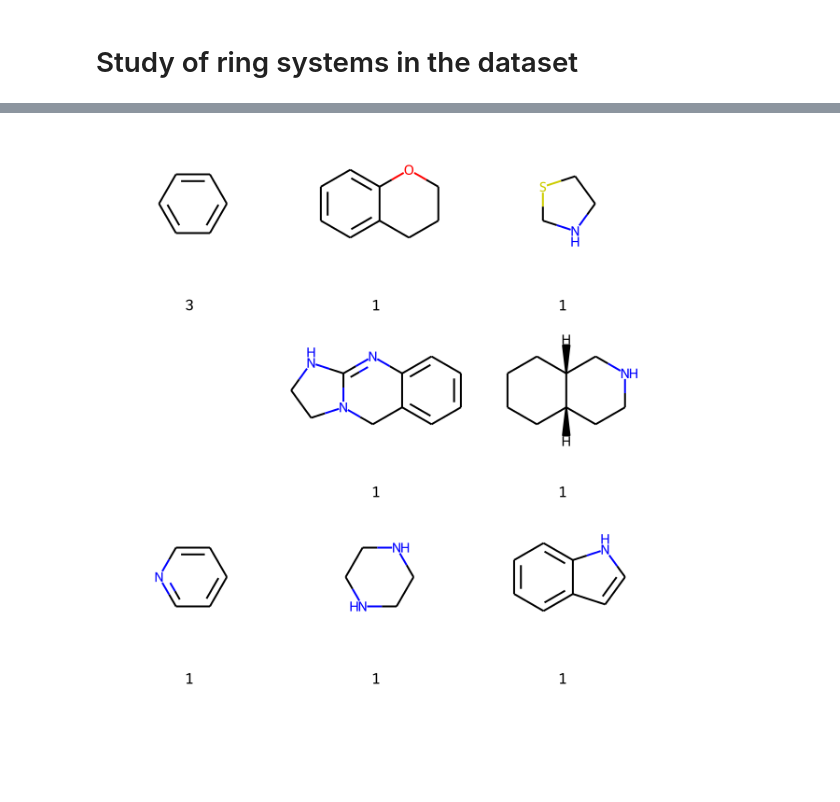
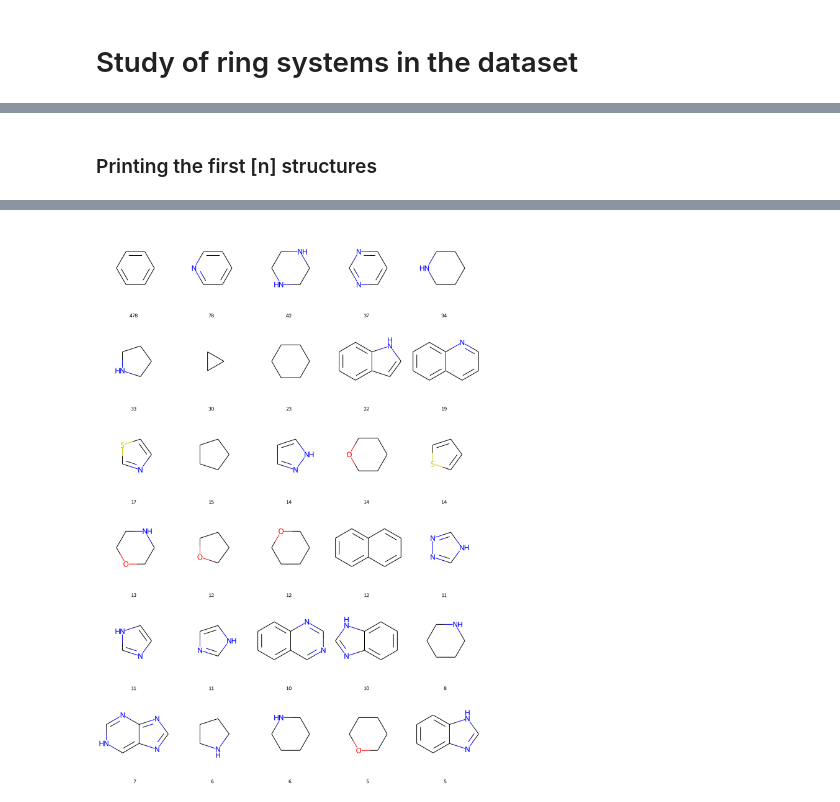
Before and after one commit to arturcgs/lipinski-analysis, a Jupyter notebook: jupyter_notebooks/9_study_of_rings.ipynb, the cells around one changed output, grey strips where cells are left out. Drawn from its saved outputs; the diff is of its cells as text; code cells hidden in the pictures; blank space fills up the shorter version.

```diff
--- a/jupyter_notebooks/9_study_of_rings.ipynb
+++ b/jupyter_notebooks/9_study_of_rings.ipynb
@@ -81,12 +108,0 @@ rings_df
-# %%
-# Solution to the SMILES not kekulized
-import requests
-CACTUS_END = 'https://cactus.nci.nih.gov/chemical/structure/'
-
-for SMILES in list(rings_df.SMILES):
-    if Chem.MolFromSmiles(SMILES) is None:
-        smiles_request = f'{CACTUS_END}{SMILES}/smiles'
-        response = requests.get(smiles_request)
-        converted_smiles = response.text
-    else:
-        pass
@@ -96,0 +113,26 @@ RDKit ERROR: [19:34:33] Can't kekulize mol.  Unkekulized atoms: 0 1 2 3 4 5 6 7
+# %%
+# Solution to the SMILES not kekulized
+import requests
+CACTUS_END = 'https://cactus.nci.nih.gov/chemical/structure/'
+
+def check_kekulized(SMILES) -> str:
+    """
+    Function to check if the SMILES are 'kekulizable' and use the CACTUS CADD Chemical Identifier Resolver
+    to retrieve back a proper convertable SMILES
+
+    Obs: When working with SMILES strings that contain triple bonds represented by '#', it is important to
+    note that they have to be URL-escaped as '%23'. For example, the SMILES string for ethyne should be specified as
+    'C%23C' instead of 'C#C' when encoded as part of a URL. Additionally, when dealing with InChI, it is necessary
+    to URL-escape question marks as %3F.*
+    """
+    if Chem.MolFromSmiles(SMILES) is None:
+        smiles_request = f'{CACTUS_END}{SMILES}/smiles'
+        response = requests.get(smiles_request)
+        converted_smiles = response.text
+        return converted_smiles
+    else:
+        return SMILES
+# %%
+# Forcing fixing the SMILES
+rings_df['kekulized_SMILES'] = rings_df.SMILES.apply(check_kekulized)
+rings_df
@@ -97,5 +170,8 @@ RDKit ERROR: [19:34:33] Can't kekulize mol.  Unkekulized atoms: 0 1 2 3 4 5 6 7
+# %% [markdown]
+### Printing the first [n] structures
 # %%
-mol_rings = [Chem.MolFromSmiles(SMILES) for SMILES in list(rings_df.SMILES)]
+# n most frequent rings in the dataset
+mol_rings = [Chem.MolFromSmiles(check_kekulized(SMILES)) for SMILES in list(rings_df.kekulized_SMILES)[0:30]]
 legends = [str(number) for number in list(rings_df.n)]
-Draw.MolsToGridImage(mol_rings, legends=legends)
+Draw.MolsToGridImage(mol_rings, legends=legends, molsPerRow=5, maxMols=300, subImgSize=(250,300))
 # %% [output]
@@ -104 +178 @@ RDKit ERROR: [18:31:22] Can't kekulize mol.  Unkekulized atoms: 0 1 2 3 4 5 6 7
-[figure, old version]
+[figure, new version]
```
Also changed, not shown: parts of 14 cells of this notebook, 1 other file.
